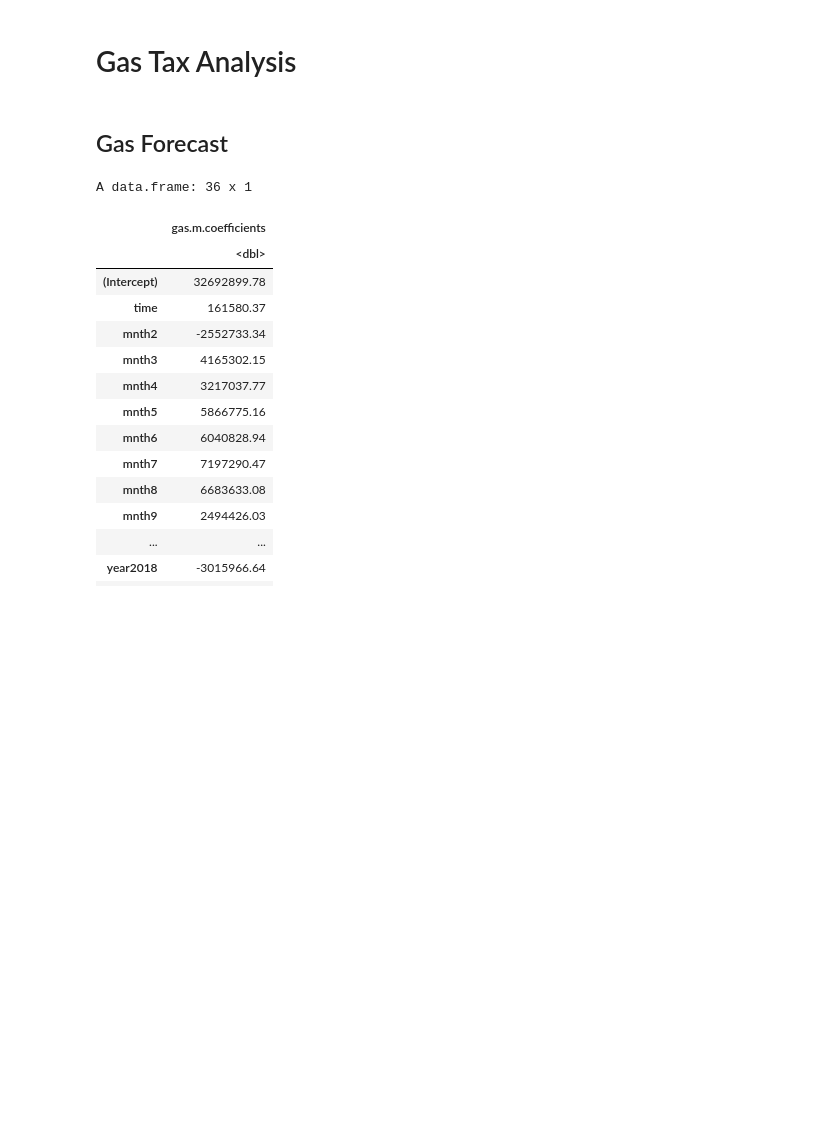
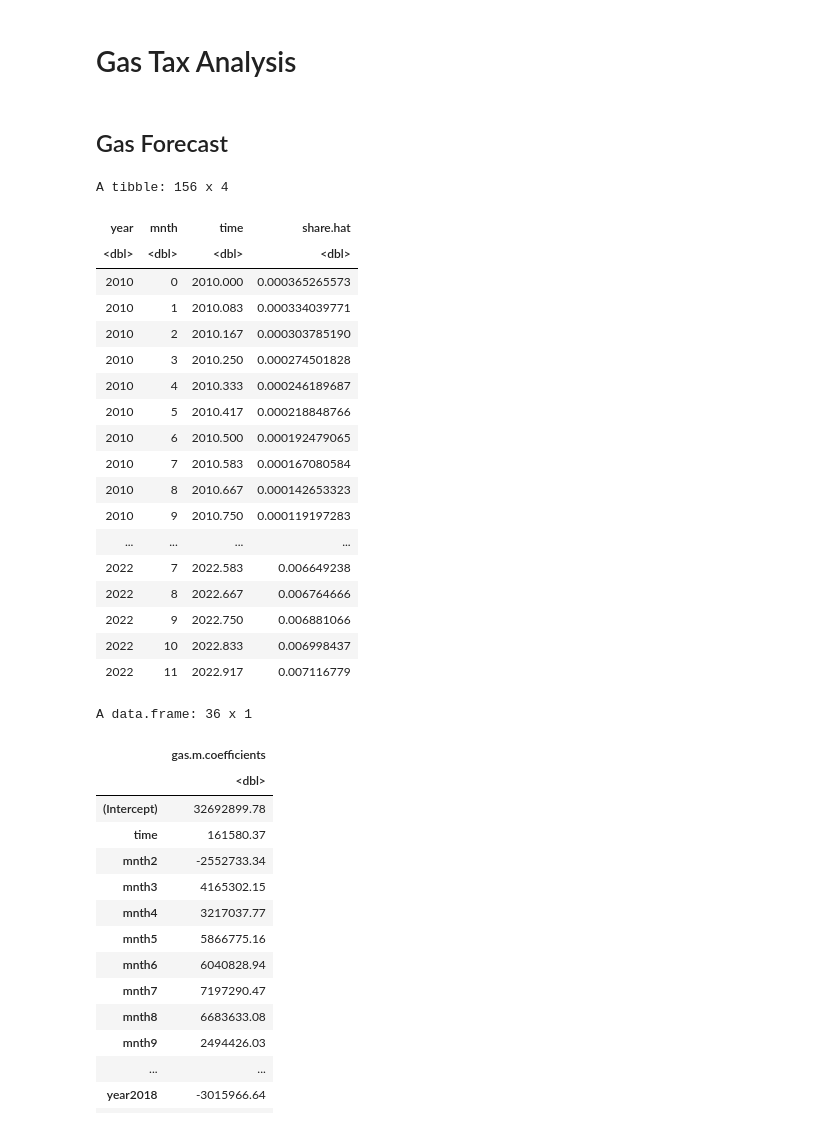
Before and after one commit to n-smalley/f606-Final-Project, a Jupyter notebook: analysis-r.ipynb, the cells around one changed output. Saved outputs shown, nothing was run; the diff lists cells and outputs as text; code cells hidden in the pictures; blank space fills up the shorter version.

```diff
--- a/analysis-r.ipynb
+++ b/analysis-r.ipynb
@@ -114,3 +98,30 @@ F-statistic: 95.84 on 13 and 252094 DF,  p-value: < 0.00000000000000022
+# %%
+share.ann = read_excel('data/WorkingData.xlsx', sheet = 'share.ann')
+share.m = lm(share ~ I(year^2) + year,test)
+# %%
+share.mnth = read_excel('data/WorkingData.xlsx', sheet = 'share.mnth')
+share.mnth$share.hat = share.m$coefficients[[1]] + share.m$coefficients[[2]]*(share.mnth$time^2) +
+    share.m$coefficients[[3]]*share.mnth$time
+# %% [output]
+A tibble: 156 x 4
+| year | mnth | time | share.hat |
+| <dbl> | <dbl> | <dbl> | <dbl> |
+| 2010 | 0 | 2010.000 | 0.000365265573 |
+| 2010 | 1 | 2010.083 | 0.000334039771 |
+| 2010 | 2 | 2010.167 | 0.000303785190 |
+| 2010 | 3 | 2010.250 | 0.000274501828 |
+| 2010 | 4 | 2010.333 | 0.000246189687 |
+| 2010 | 5 | 2010.417 | 0.000218848766 |
+| 2010 | 6 | 2010.500 | 0.000192479065 |
+| 2010 | 7 | 2010.583 | 0.000167080584 |
+| 2010 | 8 | 2010.667 | 0.000142653323 |
+| 2010 | 9 | 2010.750 | 0.000119197283 |
+| ... | ... | ... | ... |
+| 2022 | 7 | 2022.583 | 0.006649238 |
+| 2022 | 8 | 2022.667 | 0.006764666 |
+| 2022 | 9 | 2022.750 | 0.006881066 |
+| 2022 | 10 | 2022.833 | 0.006998437 |
+| 2022 | 11 | 2022.917 | 0.007116779 |
 # %%
 gas.m = lm(gas.rev.mnth ~ time + mnth + year, gas)
 data.frame(gas.m$coefficients)
```
Also changed, not shown: parts of 5 cells of this notebook, 2 other files.
